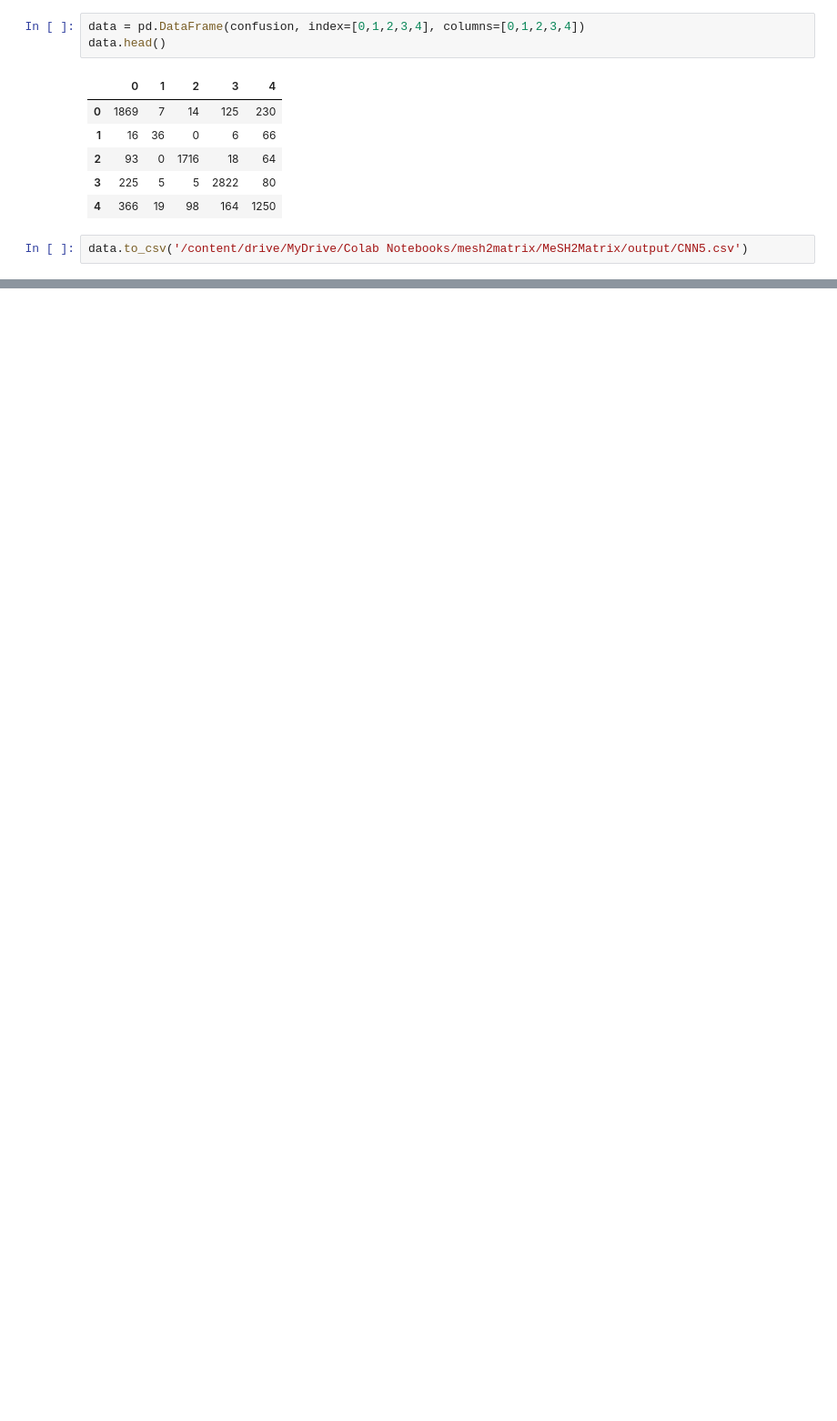
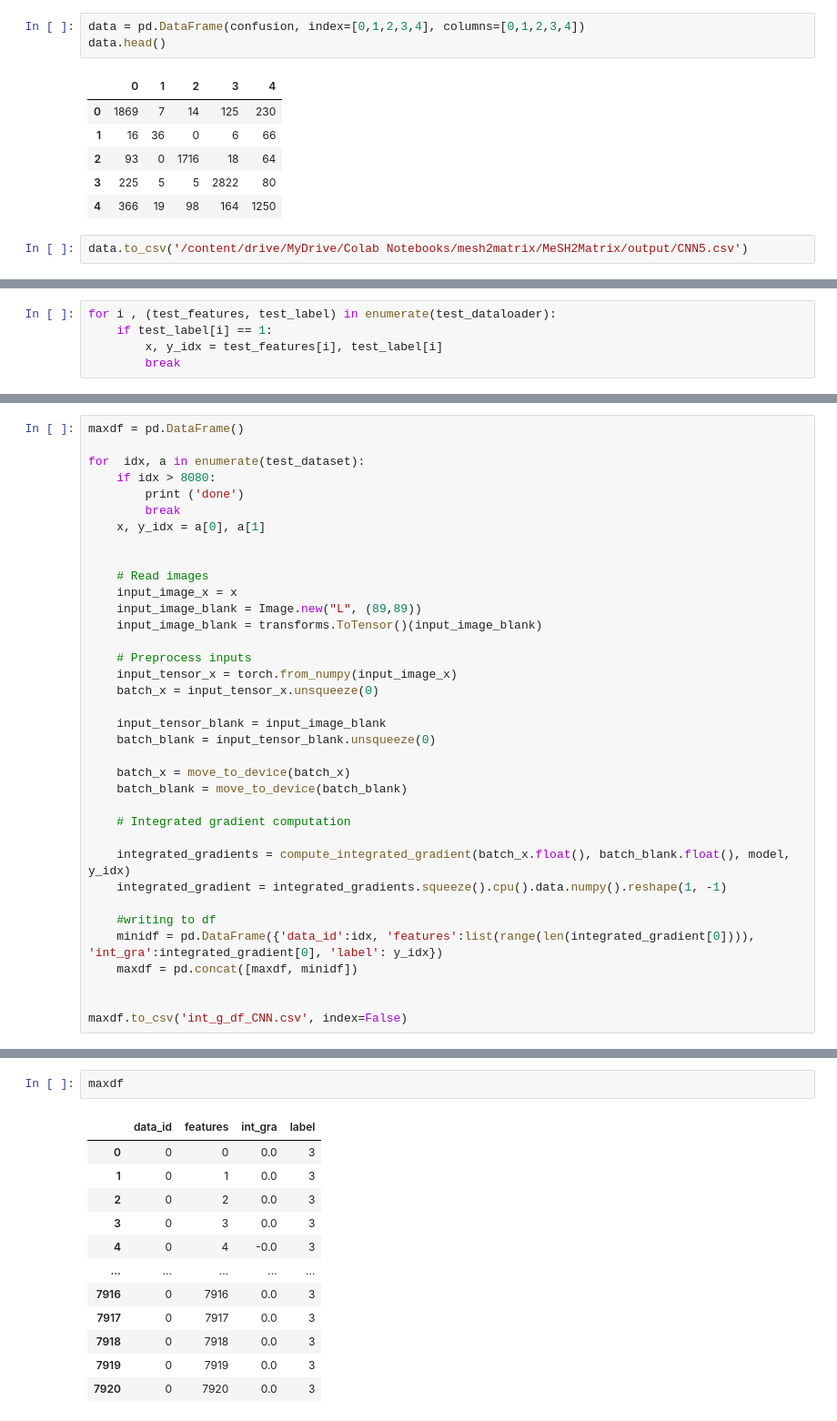
Before and after one commit to SisonkeBiotik-Africa/MeSH2Matrix, a Jupyter notebook: models/ConvNets/5_CNN_MeSH_Model.ipynb, the cells around one changed output, grey strips where cells are left out. Shown: that part at 91% size. Saved outputs shown, nothing was run; the diff lists cells and outputs as text; blank space fills up the shorter version.

```diff
--- a/models/ConvNets/5_CNN_MeSH_Model.ipynb
+++ b/models/ConvNets/5_CNN_MeSH_Model.ipynb
@@ -305,0 +345,5 @@ data.to_csv('/content/drive/MyDrive/Colab Notebooks/mesh2matrix/MeSH2Matrix/outp
+# %%
+for i , (test_features, test_label) in enumerate(test_dataloader):
+    if test_label[i] == 1:
+        x, y_idx = test_features[i], test_label[i]
+        break
@@ -305,0 +402,36 @@ data.to_csv('/content/drive/MyDrive/Colab Notebooks/mesh2matrix/MeSH2Matrix/outp
+# %%
+maxdf = pd.DataFrame()
+
+for  idx, a in enumerate(test_dataset):
+    if idx > 8080:
+        print ('done')
+        break
+    x, y_idx = a[0], a[1]
+
+
+    # Read images
+    input_image_x = x
+    input_image_blank = Image.new("L", (89,89))
+    input_image_blank = transforms.ToTensor()(input_image_blank)
+
+    # Preprocess inputs
+    input_tensor_x = torch.from_numpy(input_image_x)
+    batch_x = input_tensor_x.unsqueeze(0)
+
+    input_tensor_blank = input_image_blank
+    batch_blank = input_tensor_blank.unsqueeze(0)
+
+    batch_x = move_to_device(batch_x)
+    batch_blank = move_to_device(batch_blank)
+
+    # Integrated gradient computation
+
+    integrated_gradients = compute_integrated_gradient(batch_x.float(), batch_blank.float(), model, y_idx)
+    integrated_gradient = integrated_gradients.squeeze().cpu().data.numpy().reshape(1, -1)
+
+    #writing to df
+    minidf = pd.DataFrame({'data_id':idx, 'features':list(range(len(integrated_gradient[0]))), 'int_gra':integrated_gradient[0], 'label': y_idx})
+    maxdf = pd.concat([maxdf, minidf])
+
+
+maxdf.to_csv('int_g_df_CNN.csv', index=False)
@@ -305,0 +440,15 @@ data.to_csv('/content/drive/MyDrive/Colab Notebooks/mesh2matrix/MeSH2Matrix/outp
+# %%
+maxdf
+# %% [output]
+|  | data_id | features | int_gra | label |
+| 0 | 0 | 0 | 0.0 | 3 |
+| 1 | 0 | 1 | 0.0 | 3 |
+| 2 | 0 | 2 | 0.0 | 3 |
+| 3 | 0 | 3 | 0.0 | 3 |
+| 4 | 0 | 4 | -0.0 | 3 |
+| ... | ... | ... | ... | ... |
+| 7916 | 0 | 7916 | 0.0 | 3 |
+| 7917 | 0 | 7917 | 0.0 | 3 |
+| 7918 | 0 | 7918 | 0.0 | 3 |
+| 7919 | 0 | 7919 | 0.0 | 3 |
+| 7920 | 0 | 7920 | 0.0 | 3 |
```
Also changed, not shown: parts of 15 cells of this notebook, 1 other file.
